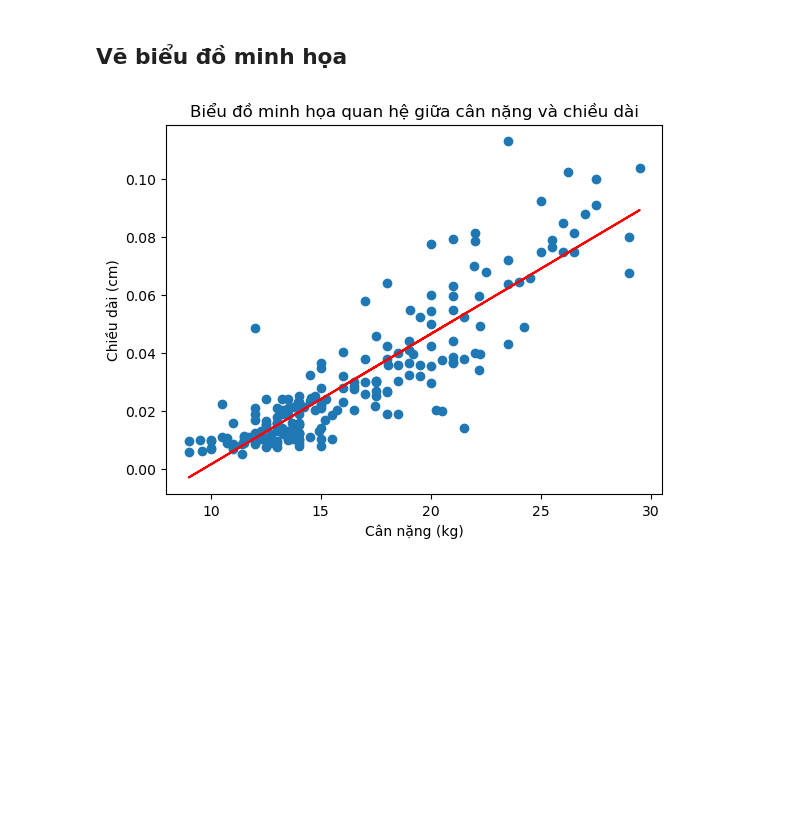
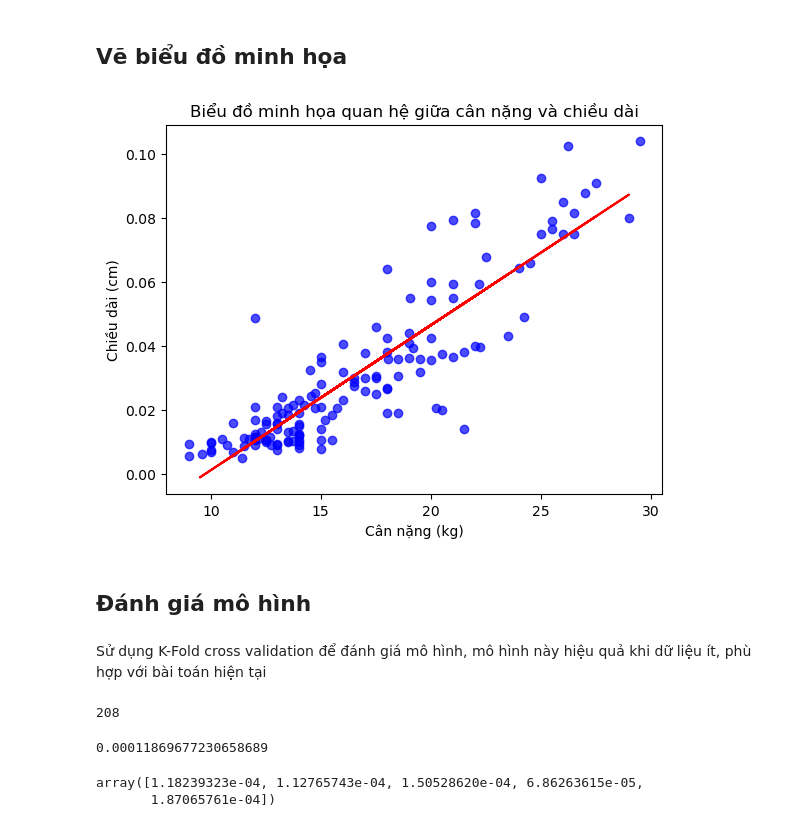
Before and after one commit to hoangitusk20/NMKHDL_doAn, a Jupyter notebook: DoAnCK/source/mo_hinh_va_danh_gia/Linear_regression.ipynb, the cells around one changed output. Saved outputs shown, nothing was run; the diff lists cells and outputs as text; code cells hidden in the pictures; blank space fills up the shorter version.

Commit message:
Chỉnh sửa và đánh giá mô hình, nãy up nhầm

```diff
--- a/DoAnCK/source/mo_hinh_va_danh_gia/Linear_regression.ipynb
+++ b/DoAnCK/source/mo_hinh_va_danh_gia/Linear_regression.ipynb
@@ -80,2 +84,6 @@ plt.show()
 # %% [markdown]
 ##  Training model
+# %%
+length = np.array(order_df['Length']).reshape(-1, 1)
+weight = np.array(order_df['Weight'])
+X_train, X_test, y_train, y_test = train_test_split(length, weight, train_size =0.7, random_state=1)
@@ -82,12 +101,5 @@ plt.show()
 # %%
-length = np.array(order_df['Length']).reshape(-1, 1)
-weight = np.array(order_df['Weight'])
-model = LinearRegression().fit(length, weight)
+#Tạo và train model
+model = LinearRegression()
 
-r2 = model.score(length, weight)
-
-print('Hệ số xác định (coefficient of determination):', r2)
-
-print('coefficient:', model.coef_)
-
-print('intercept:', model.intercept_)
+model = model.fit(X_train, y_train)
@@ -101,0 +106,6 @@ Giải thích:
+# %%
+#Sử dụng model để predict data
+
+y_predict = model.predict(X_test)
+
+y_predict
@@ -102,13 +126,34 @@ Giải thích:
 # %% [markdown]
 ## Vẽ biểu đồ minh họa
 # %%
-y_predict = model.predict(length)
 
-plt.scatter(x = length, y = weight)
-plt.plot(length, y_predict, 'r')
+plt.scatter(x = X_train, y = y_train, color = 'b', alpha = 0.7)
+plt.plot(X_test, y_predict, 'r')
 plt.xlabel('Cân nặng (kg)')
 plt.ylabel('Chiều dài (cm)')
 plt.title('Biểu đồ minh họa quan hệ giữa cân nặng và chiều dài')
 plt.show()
 # %% [output]
-[figure, old version]
+[figure, new version]
+# %% [markdown]
+## Đánh giá mô hình
+# %% [markdown]
+Sử dụng K-Fold cross validation để đánh giá mô hình, mô hình này hiệu quả khi dữ liệu ít, phù hợp với bài toán hiện tại
+# %%
+#Thử xuất ra số dòng của cột length
+len(length)
+# %% [output]
+208
+# %%
+from sklearn.metrics import mean_squared_error
+mean_squared_error(y_test, y_predict)
+# %% [output]
+0.00011869677230658689
+# %%
+# Sử dụng 5 fold để đánh giá
+#MSE
+scores = - cross_val_score(model, length, weight, scoring='neg_mean_squared_error', cv=5)
+scores
+# %% [output]
+array([1.18239323e-04, 1.12765743e-04, 1.50528620e-04, 6.86263615e-05,
+       1.87065761e-04])
```
Also changed, not shown: parts of 11 cells of this notebook.
